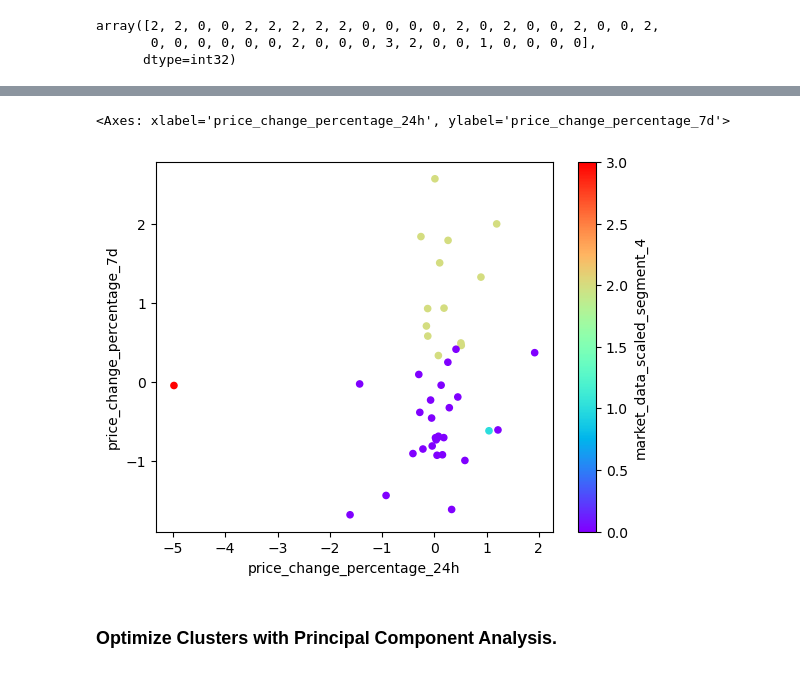
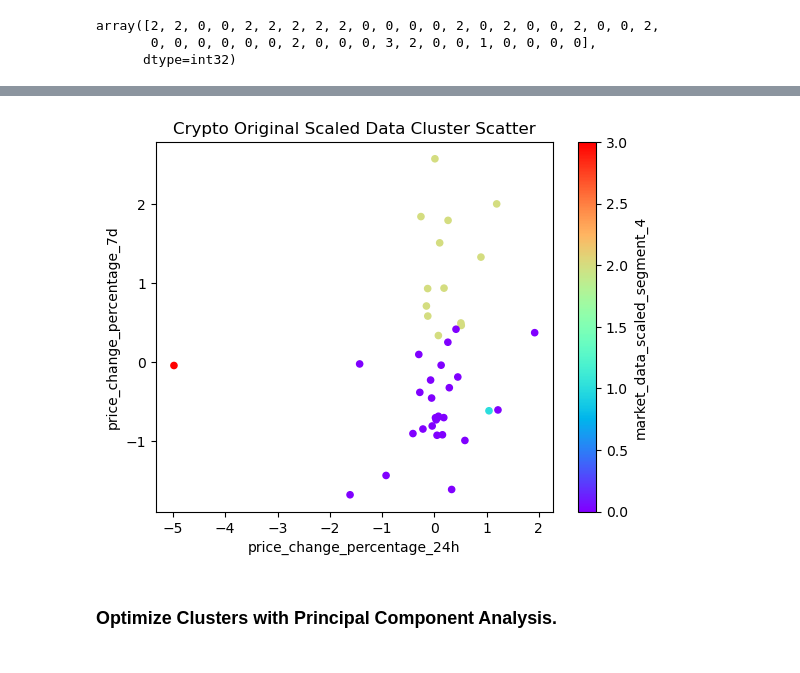
Before and after one commit to awm66/CryptoClustering, a Jupyter notebook: Crypto_Clustering.ipynb, the cells around one changed output, grey strips where cells are left out. Drawn from its saved outputs; the diff is of its cells as text; code cells hidden in the pictures.

```diff
--- a/Crypto_Clustering.ipynb
+++ b/Crypto_Clustering.ipynb
@@ -176,15 +177,17 @@ market_data_scaled_predictions.head()
 # %%
 # Create a scatter plot using Pandas plot by setting
 # `x="price_change_percentage_24h"` and `y="price_change_percentage_7d"`.
 # Use "rainbow" for the color to better visualize the data.
 market_data_scaled_predictions.plot.scatter(
     x="price_change_percentage_24h",
     y="price_change_percentage_7d",
     c="market_data_scaled_segment_4",
+    title='Crypto Original Scaled Data Cluster Scatter',
     colormap="rainbow")
+
+plt.savefig('fig2')
 # %% [output]
-<Axes: xlabel='price_change_percentage_24h', ylabel='price_change_percentage_7d'>
-[figure, old version]
+[figure, new version]
 # %% [markdown]
 ### Optimize Clusters with Principal Component Analysis.
 # %%
```
Also changed, not shown: parts of 4 cells of this notebook, 5 other files.
